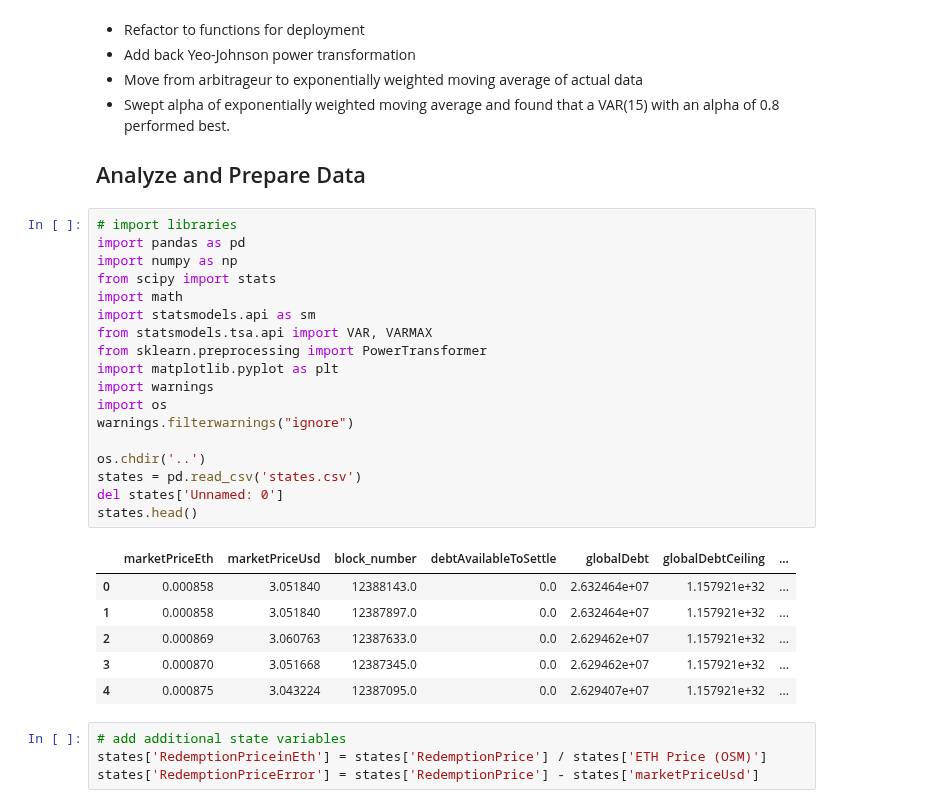
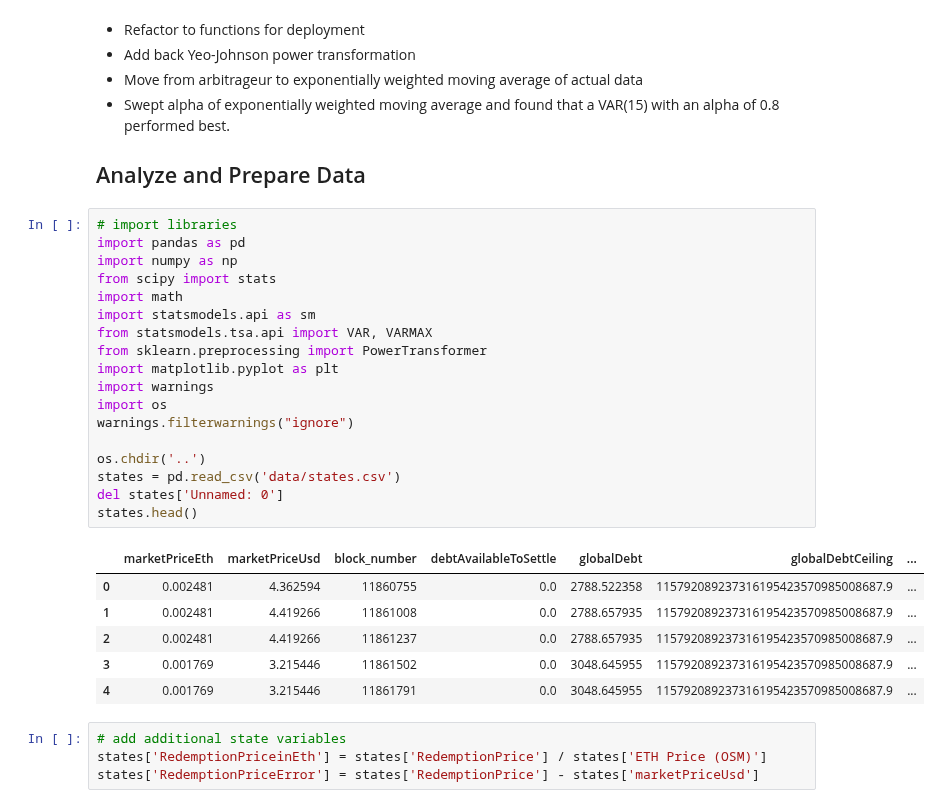
Before and after one commit to reflexer-labs/reflexer-digital-twin, a Jupyter notebook: notebooks/Systems_Identification_Fitting.ipynb, the cells around one changed output. Cells and saved outputs as stored; diff of their text form.

```diff
--- a/notebooks/Systems_Identification_Fitting.ipynb
+++ b/notebooks/Systems_Identification_Fitting.ipynb
@@ -22,28 +22,28 @@ Fit a Systems Identification model off based off of this [specification](https:/
 # %%
 # import libraries
 import pandas as pd
 import numpy as np
 from scipy import stats
 import math
 import statsmodels.api as sm
 from statsmodels.tsa.api import VAR, VARMAX
 from sklearn.preprocessing import PowerTransformer
 import matplotlib.pyplot as plt
 import warnings
 import os
 warnings.filterwarnings("ignore")
 
 os.chdir('..')
-states = pd.read_csv('states.csv')
+states = pd.read_csv('data/states.csv')
 del states['Unnamed: 0']
 states.head()
 # %% [output]
 |  | marketPriceEth | marketPriceUsd | block_number | debtAvailableToSettle | globalDebt | globalDebtCeiling | ... |
-| 0 | 0.000858 | 3.051840 | 12388143.0 | 0.0 | 2.632464e+07 | 1.157921e+32 | ... |
-| 1 | 0.000858 | 3.051840 | 12387897.0 | 0.0 | 2.632464e+07 | 1.157921e+32 | ... |
-| 2 | 0.000869 | 3.060763 | 12387633.0 | 0.0 | 2.629462e+07 | 1.157921e+32 | ... |
-| 3 | 0.000870 | 3.051668 | 12387345.0 | 0.0 | 2.629462e+07 | 1.157921e+32 | ... |
-| 4 | 0.000875 | 3.043224 | 12387095.0 | 0.0 | 2.629407e+07 | 1.157921e+32 | ... |
+| 0 | 0.002481 | 4.362594 | 11860755 | 0.0 | 2788.522358 | 115792089237316195423570985008687.9 | ... |
+| 1 | 0.002481 | 4.419266 | 11861008 | 0.0 | 2788.657935 | 115792089237316195423570985008687.9 | ... |
+| 2 | 0.002481 | 4.419266 | 11861237 | 0.0 | 2788.657935 | 115792089237316195423570985008687.9 | ... |
+| 3 | 0.001769 | 3.215446 | 11861502 | 0.0 | 3048.645955 | 115792089237316195423570985008687.9 | ... |
+| 4 | 0.001769 | 3.215446 | 11861791 | 0.0 | 3048.645955 | 115792089237316195423570985008687.9 | ... |
 # %%
 # add additional state variables
 states['RedemptionPriceinEth'] = states['RedemptionPrice'] / states['ETH Price (OSM)']
```
Also changed, not shown: parts of 17 cells of this notebook, 2 other files.
